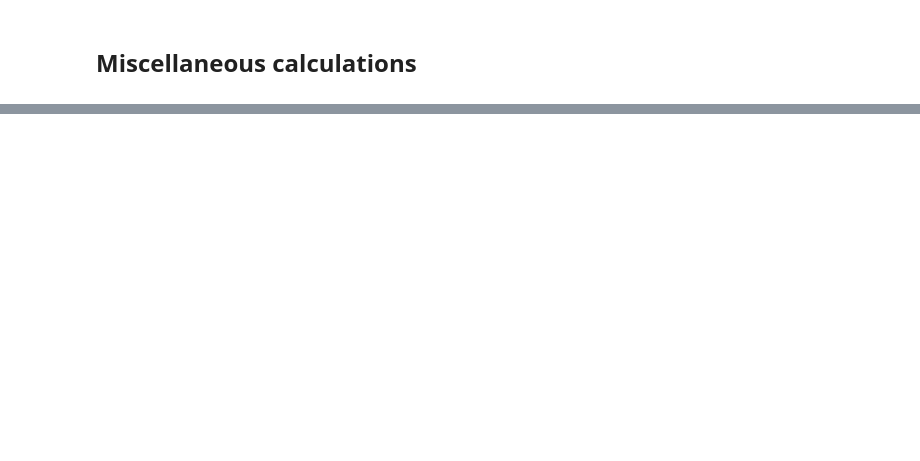
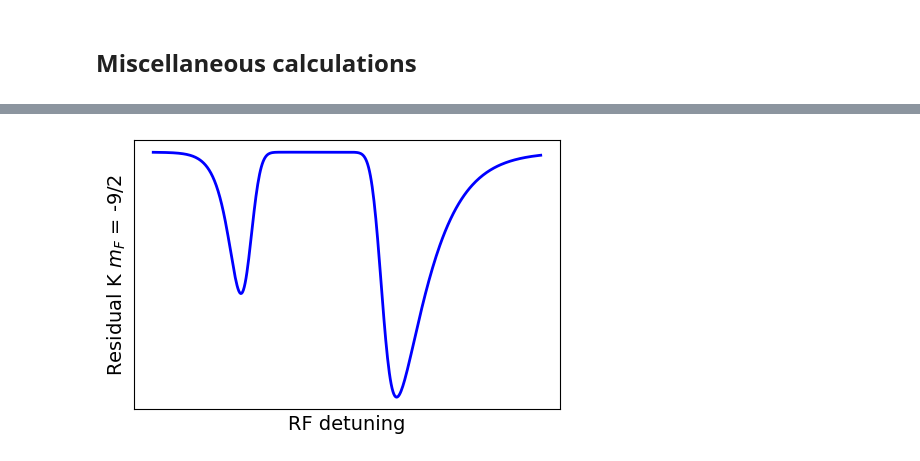
Before and after one commit to huanium/huanium, a Jupyter notebook: MIT_PhD/Fermi1/Fermi1 Calculator/Fermi1_Calculator_3_of_3_lab_tools.ipynb, the cells around one changed output, grey strips where cells are left out. Saved outputs shown, nothing was run; the diff lists cells and outputs as text; code cells hidden in the pictures; blank space fills up the shorter version.

```diff
--- a/MIT_PhD/Fermi1/Fermi1 Calculator/Fermi1_Calculator_3_of_3_lab_tools.ipynb
+++ b/MIT_PhD/Fermi1/Fermi1 Calculator/Fermi1_Calculator_3_of_3_lab_tools.ipynb
@@ -1344,0 +1342,38 @@ u
+# %%
+def dimer(f, peak_f, width):
+    if f > peak_f:
+        return 0
+    else:
+        return np.sqrt(-f+peak_f) * np.exp(-(-f + peak_f)/width) / (np.sqrt(width/ (2 * np.exp(1))) )
+
+
+def atomic(f, peak_f, width):
+    if f < peak_f:
+        return 0
+    else:
+        return np.sqrt(f-peak_f) * np.exp(-(f - peak_f)/width) / (np.sqrt(width/ (2 * np.exp(1))) )
+
+peak_atomic = 0
+width_atomic = 4
+peak_dimer = -20
+width_dimer = 1.5
+f = np.linspace(-40,30,500)
+y = []
+for ff in f:
+    depletion = atomic(ff, peak_atomic, width_atomic) + 0.8 * dimer(ff, peak_dimer, width_dimer)
+    y.append(1 - depletion)
+y = np.array(y)
+kernel_size = 70
+kernel = np.exp(-(np.linspace(-20,20,kernel_size))**2/50)
+# convolution/smoothens:
+y = np.convolve(y, kernel, 'valid')
+
+fig, ax = plt.subplots(figsize = (5.5,3.5))
+ax.plot(f[0:len(f)-(kernel_size - 1)],y / max(y), color = 'blue', linewidth = '2')
+ax.set_ylabel('Residual K $m_F$ = -9/2', fontsize = 14)
+ax.set_xlabel(r'RF detuning', fontsize = 14)
+ax.set_xticks([])
+ax.set_yticks([])
+plt.show()
+# %% [output]
+[figure, added]
```
Also changed, not shown: parts of 42 cells of this notebook, 35 other files.
